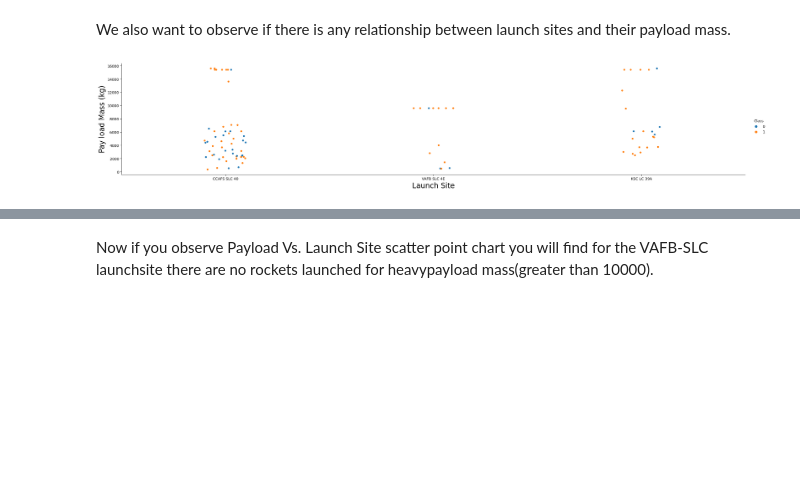
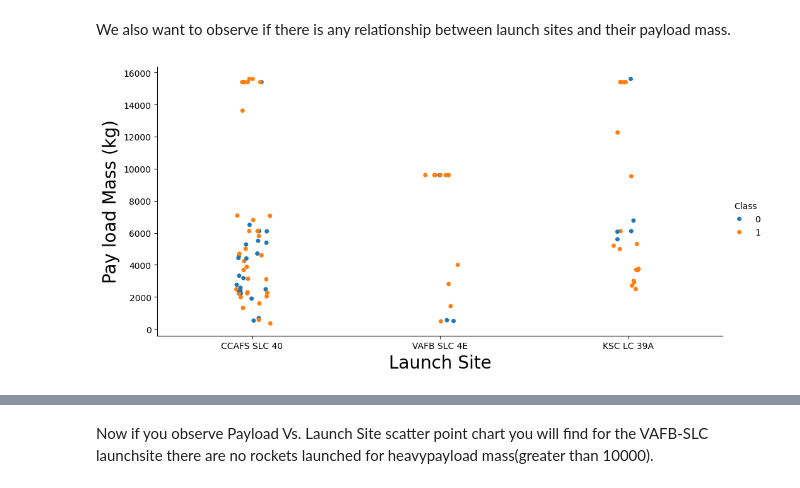
Before and after one commit to arina001/capstone, a Jupyter notebook: NRjupyter-labs-eda-dataviz.ipynb, the cells around one changed output, grey strips where cells are left out. Saved outputs shown, nothing was run; the diff lists cells and outputs as text; code cells hidden in the pictures; blank space fills up the shorter version.

```diff
--- a/NRjupyter-labs-eda-dataviz.ipynb
+++ b/NRjupyter-labs-eda-dataviz.ipynb
@@ -99,9 +112,9 @@ Now try to explain the patterns you found in the Flight Number vs. Launch Site s
 We also want to observe if there is any relationship between launch sites and their payload mass.
 # %%
 # Plot a scatter point chart with x axis to be Pay Load Mass (kg) and y axis to be the launch site, and hue to be the class value
-sns.catplot(y="PayloadMass", x="LaunchSite", hue="Class", data=df, aspect = 5)
+sns.catplot(y="PayloadMass", x="LaunchSite", hue="Class", data=df, aspect = 2)
 plt.xlabel("Launch Site",fontsize=20)
 plt.ylabel("Pay load Mass (kg)",fontsize=20)
 plt.show()
 # %% [output]
-[figure, old version]
+[figure, new version]
```
Also changed, not shown: parts of 9 cells of this notebook.
